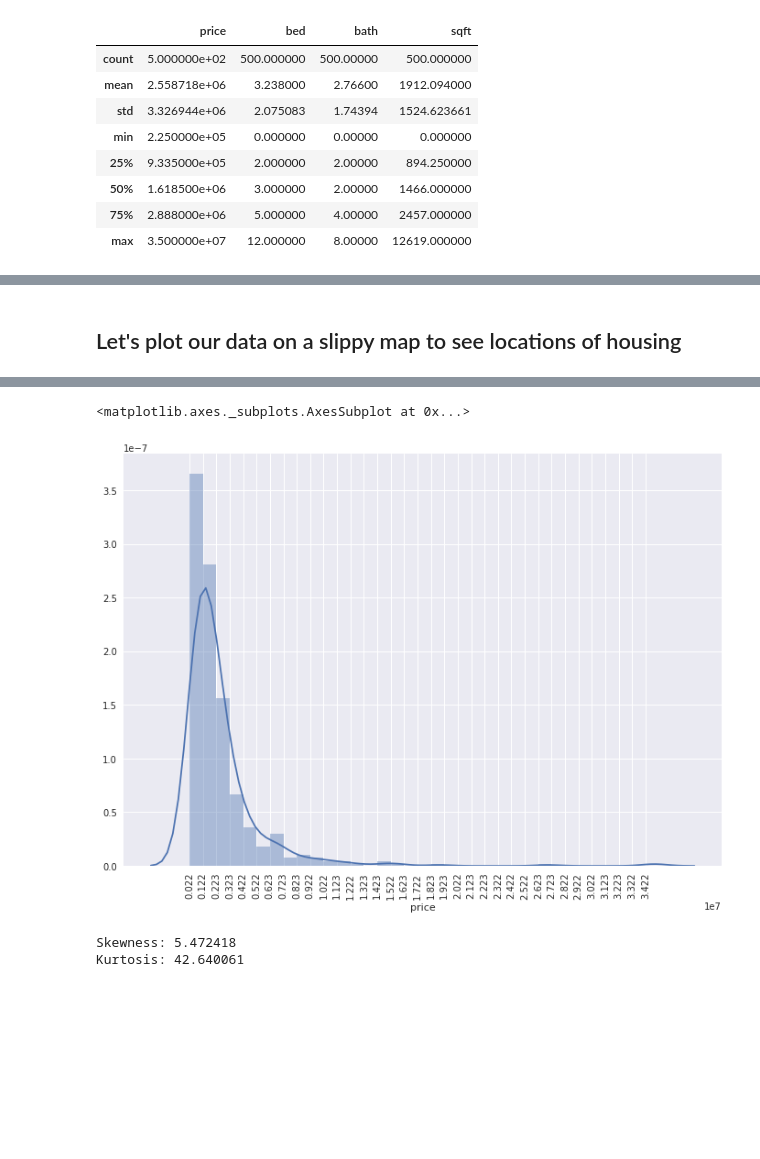
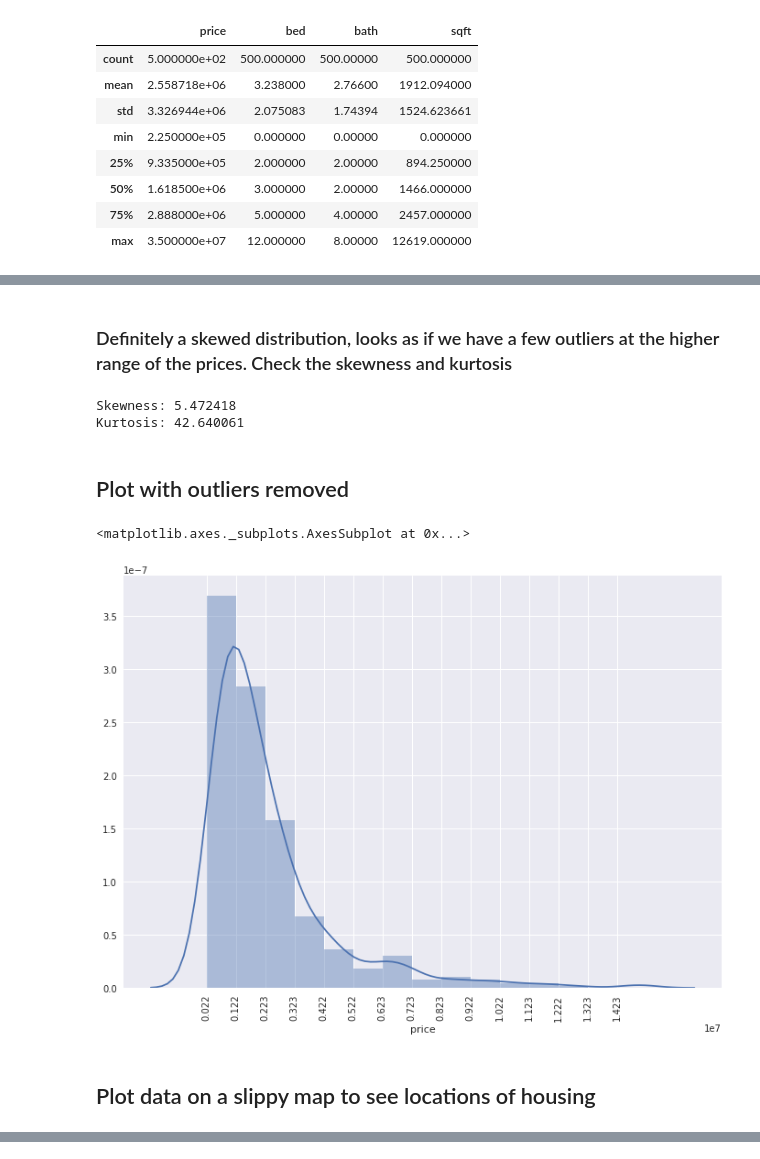
Before and after one commit to kylehounslow/vancouver_housing, a Jupyter notebook: notebooks/EDA.ipynb, the cells around one changed output, grey strips where cells are left out. Cells and saved outputs as stored; diff of their text form; code cells hidden in the pictures; blank space fills up the shorter version.

```diff
--- a/notebooks/EDA.ipynb
+++ b/notebooks/EDA.ipynb
@@ -106,0 +117,12 @@ df.describe()
+# %%
+%matplotlib inline
+import matplotlib.pyplot as plt
+import seaborn as sns
+def plot_prices(df: pd.DataFrame):
+    sns.set(rc={'figure.figsize':(11.7,8.27)})
+    fig, ax = plt.subplots()
+    bins = range(int(df.price.min()),int(df.price.max()),1000000)
+    ax.set_xticks(bins)
+    plt.xticks(rotation='vertical')
+    return sns.distplot(df.price, bins=bins)
+plot_prices(df)
@@ -107,5 +132,21 @@ df.describe()
+# %% [markdown]
+### Definitely a skewed distribution, looks as if we have a few outliers at the higher range of the prices. Check the skewness and kurtosis
+# %%
+#skewness and kurtosis
+print("Skewness: %f" % df['price'].skew())
+print("Kurtosis: %f" % df['price'].kurt())
+# %% [output]
+Skewness: 5.472418
+Kurtosis: 42.640061
+# %% [markdown]
+## Plot with outliers removed
+# %%
+plot_prices(df[df.price < 15e6])
+# %% [output]
+<matplotlib.axes._subplots.AxesSubplot at 0x...>
+[figure, added]
 # %% [markdown]
-## Let's plot our data on a slippy map to see locations of housing
+## Plot data on a slippy map to see locations of housing
 # %%
 from branca.colormap import LinearColormap, StepColormap
 m = folium.Map(location=df['latlng'][1])
@@ -124,23 +165,3 @@ for i, latlng in enumerate(df['latlng']):
 m
 # %% [output]
 [interactive output not drawn]
-# %%
-%matplotlib inline
-import matplotlib.pyplot as plt
-import seaborn as sns
-sns.set(rc={'figure.figsize':(11.7,8.27)})
-fig, ax = plt.subplots()
-bins = range(int(df.price.min()),int(df.price.max()),1000000)
-ax.set_xticks(bins)
-plt.xticks(rotation='vertical')
-sns.distplot(df.price, bins=bins)
-# %% [output]
-<matplotlib.axes._subplots.AxesSubplot at 0x...>
-[figure, removed]
-# %%
-#skewness and kurtosis
-print("Skewness: %f" % df['price'].skew())
-print("Kurtosis: %f" % df['price'].kurt())
-# %% [output]
-Skewness: 5.472418
-Kurtosis: 42.640061
```
Also changed, not shown: parts of 18 cells of this notebook.
